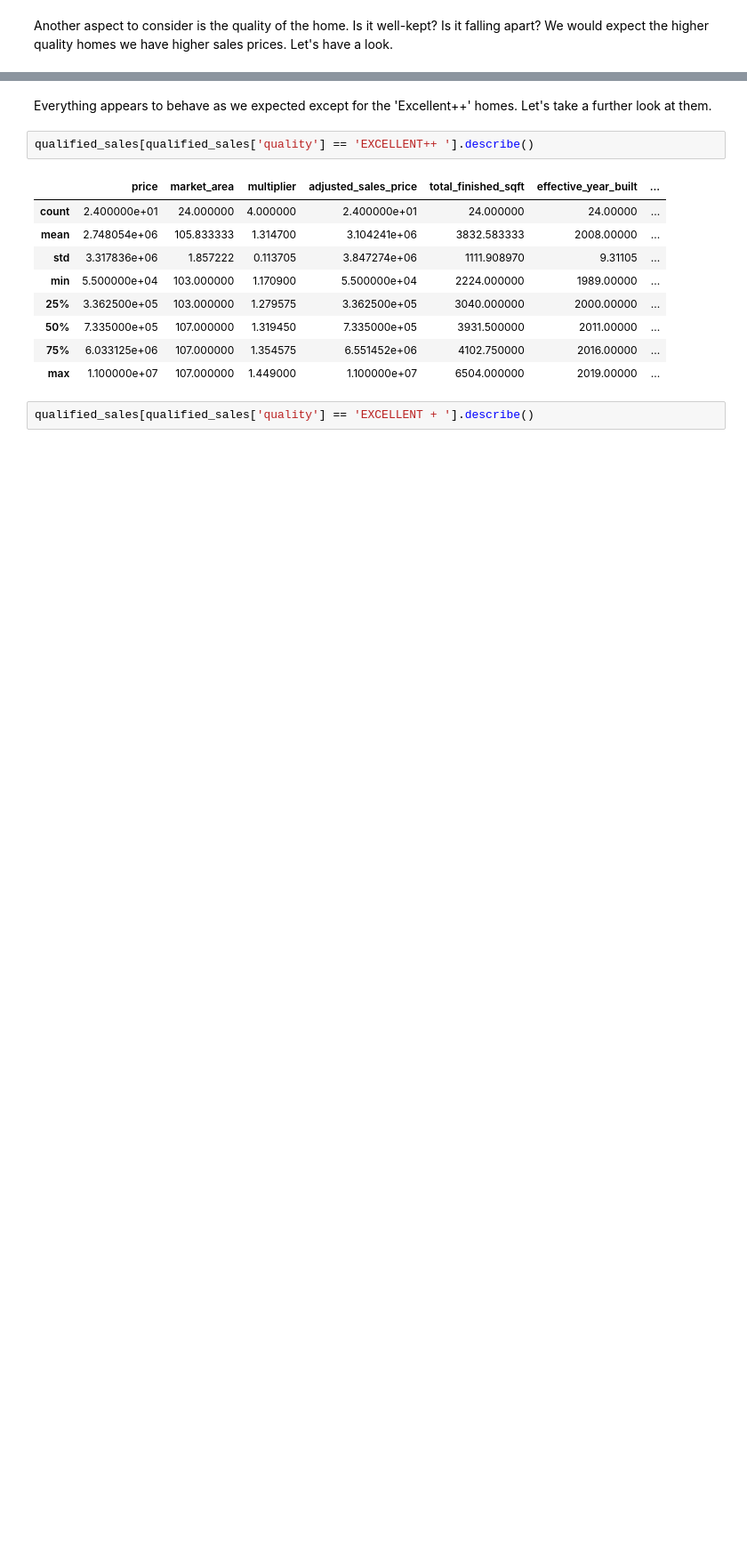
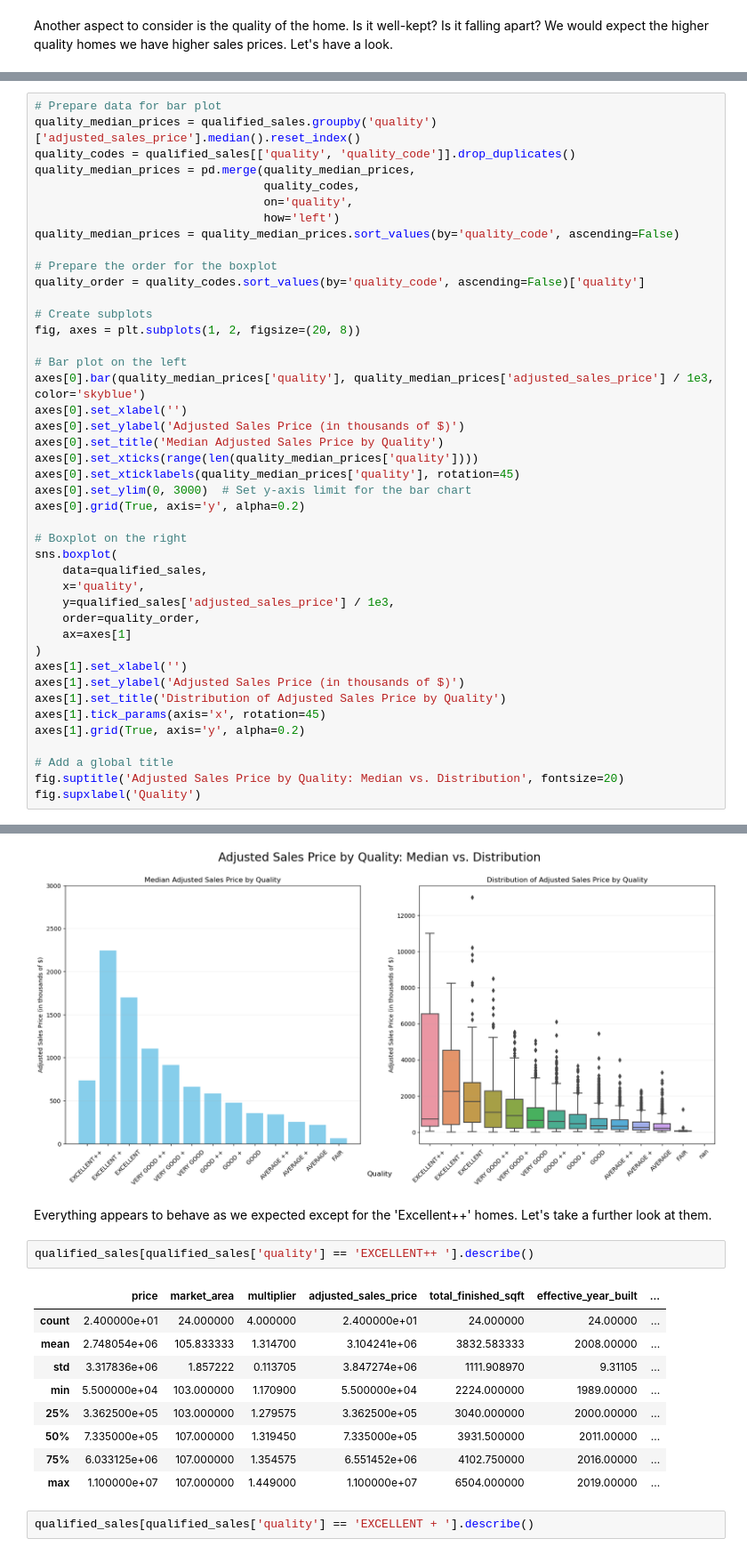
Before and after one commit to JakeMachulcz/Boulder-CO-Market-Value-EDA---KNN-Predictor, a Jupyter notebook: final_project.ipynb, the cells around one changed output, grey strips where cells are left out. Shown at 89% size. Cells and saved outputs as stored; diff of their text form; blank space fills up the shorter version.

```diff
--- a/final_project.ipynb
+++ b/final_project.ipynb
@@ -810,0 +807,44 @@ plt.grid(True, alpha = 0.2)
+# %%
+# Prepare data for bar plot
+quality_median_prices = qualified_sales.groupby('quality')['adjusted_sales_price'].median().reset_index()
+quality_codes = qualified_sales[['quality', 'quality_code']].drop_duplicates()
+quality_median_prices = pd.merge(quality_median_prices,
+                                 quality_codes,
+                                 on='quality',
+                                 how='left')
+quality_median_prices = quality_median_prices.sort_values(by='quality_code', ascending=False)
+
+# Prepare the order for the boxplot
+quality_order = quality_codes.sort_values(by='quality_code', ascending=False)['quality']
+
+# Create subplots
+fig, axes = plt.subplots(1, 2, figsize=(20, 8))
+
+# Bar plot on the left
+axes[0].bar(quality_median_prices['quality'], quality_median_prices['adjusted_sales_price'] / 1e3, color='skyblue')
+axes[0].set_xlabel('')
+axes[0].set_ylabel('Adjusted Sales Price (in thousands of $)')
+axes[0].set_title('Median Adjusted Sales Price by Quality')
+axes[0].set_xticks(range(len(quality_median_prices['quality'])))
+axes[0].set_xticklabels(quality_median_prices['quality'], rotation=45)
+axes[0].set_ylim(0, 3000)  # Set y-axis limit for the bar chart
+axes[0].grid(True, axis='y', alpha=0.2)
+
+# Boxplot on the right
+sns.boxplot(
+    data=qualified_sales,
+    x='quality',
+    y=qualified_sales['adjusted_sales_price'] / 1e3,
+    order=quality_order,
+    ax=axes[1]
+)
+axes[1].set_xlabel('')
+axes[1].set_ylabel('Adjusted Sales Price (in thousands of $)')
+axes[1].set_title('Distribution of Adjusted Sales Price by Quality')
+axes[1].tick_params(axis='x', rotation=45)
+axes[1].grid(True, axis='y', alpha=0.2)
+
+# Add a global title
+fig.suptitle('Adjusted Sales Price by Quality: Median vs. Distribution', fontsize=20)
+fig.supxlabel('Quality')
+# %% [output]
@@ -811,3 +852,4 @@ plt.grid(True, alpha = 0.2)
+[figure, added]
 # %% [markdown]
 Everything appears to behave as we expected except for the 'Excellent++' homes.  Let's take a further look at them.
 # %%
```
Also changed, not shown: parts of 30 cells of this notebook.
